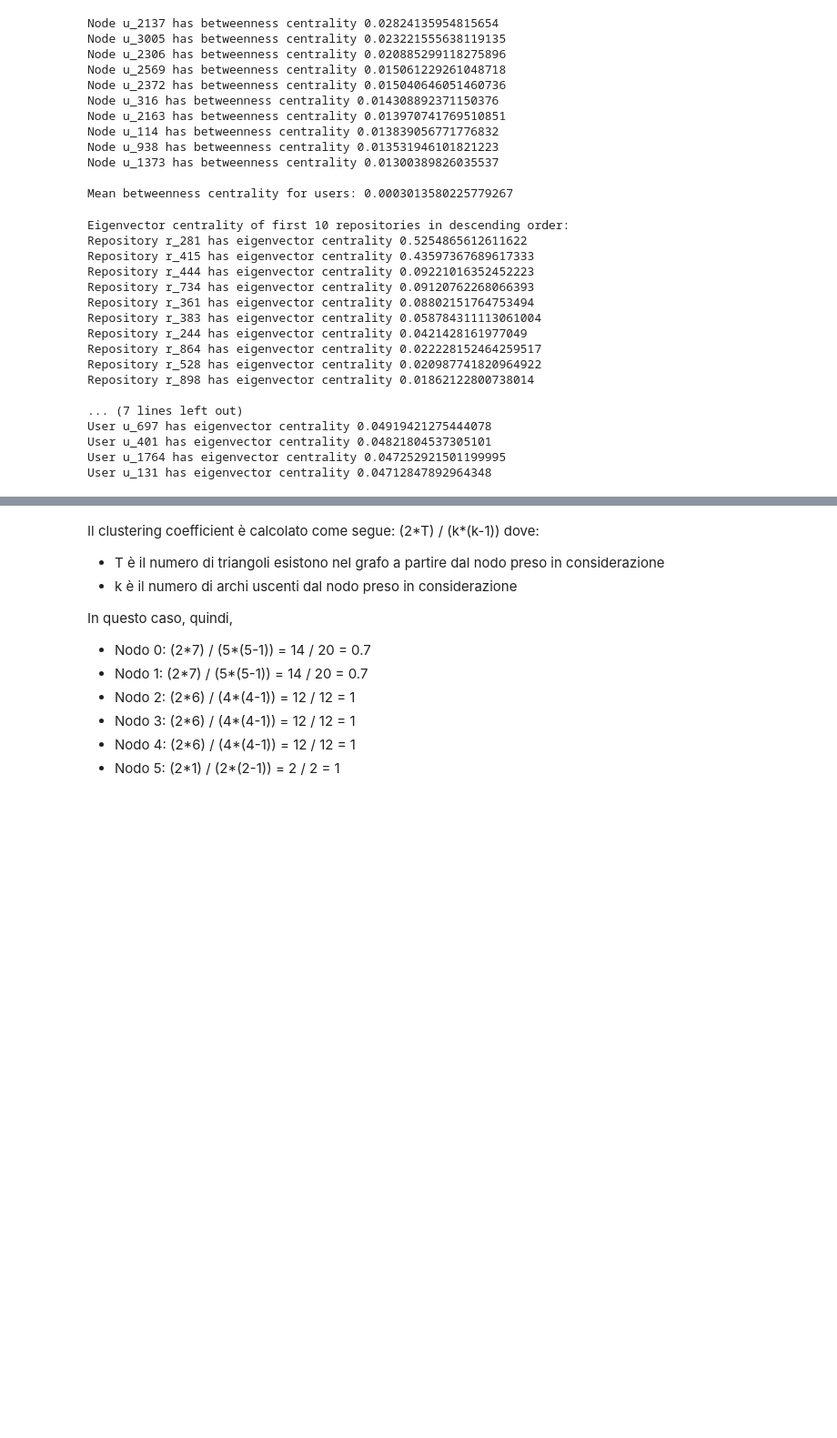
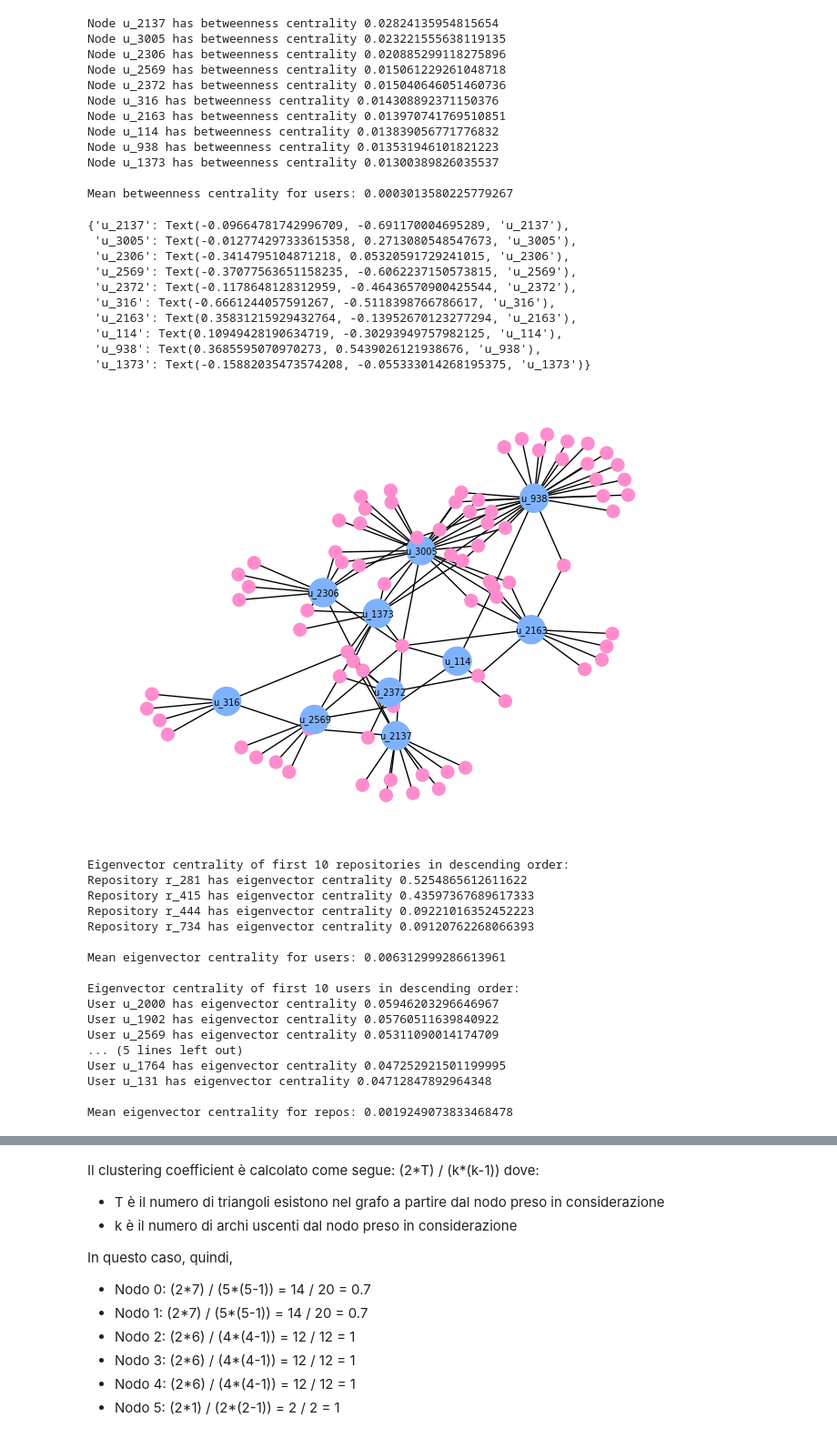
Before and after one commit to nicolopizzo/sna-project, a Jupyter notebook: analysis.ipynb, the cells around one changed output, grey strips where cells are left out. Shown: that part at 91% size. Saved outputs shown, nothing was run; the diff lists cells and outputs as text; code cells hidden in the pictures; blank space fills up the shorter version.

```diff
--- a/analysis.ipynb
+++ b/analysis.ipynb
@@ -118,6 +184,35 @@ Node u_938 has betweenness centrality 0.013531946101821223
 Node u_1373 has betweenness centrality 0.01300389826035537
 
 Mean betweenness centrality for users: 0.0003013580225779267
+# %%
+# Draw the graph containing only the top 10 users with neighbours based on betweenness centrality
+users_subgraph = nx.Graph()
+for node in sorted(users_betweenness_centrality, key=users_betweenness_centrality.get, reverse=True)[:10]:
+    users_subgraph.add_node(node, color=graph.nodes[node]['color'])
+    for neighbour in graph.neighbors(node):
+        if neighbour[0] == "u":
+            users_subgraph.add_node(neighbour, color=graph.nodes[neighbour]['color'])
+        else:
+            users_subgraph.add_node(neighbour, color=graph.nodes[neighbour]['color'])
+        users_subgraph.add_edge(node, neighbour)
+
+pos = nx.spring_layout(users_subgraph, k=0.05)
+node_sizes = [500 if node.startswith('u_') else 100 for node in users_subgraph.nodes]
+nx.draw(users_subgraph, pos, node_size=node_sizes, node_color=[users_subgraph.nodes[node]['color'] for node in users_subgraph.nodes])
+labels = {node: node for node in users_subgraph.nodes if node.startswith('u_')}
+nx.draw_networkx_labels(users_subgraph, pos, labels, font_size=7)
+# %% [output]
+{'u_2137': Text(-0.09664781742996709, -0.691170004695289, 'u_2137'),
+ 'u_3005': Text(-0.012774297333615358, 0.2713080548547673, 'u_3005'),
+ 'u_2306': Text(-0.3414795104871218, 0.05320591729241015, 'u_2306'),
+ 'u_2569': Text(-0.37077563651158235, -0.6062237150573815, 'u_2569'),
+ 'u_2372': Text(-0.1178648128312959, -0.46436570900425544, 'u_2372'),
+ 'u_316': Text(-0.6661244057591267, -0.5118398766786617, 'u_316'),
+ 'u_2163': Text(0.35831215929432764, -0.13952670123277294, 'u_2163'),
+ 'u_114': Text(0.10949428190634719, -0.30293949757982125, 'u_114'),
+ 'u_938': Text(0.3685595070970273, 0.5439026121938676, 'u_938'),
+ 'u_1373': Text(-0.15882035473574208, -0.055333014268195375, 'u_1373')}
+[figure, added]
 # %%
 # Calculate the eigenvector centrality of all nodes
 eigenvector_centrality = nx.eigenvector_centrality(graph, max_iter=1000)
@@ -130,28 +225,35 @@ users_eigenvector_centrality = { k: v for k, v in eigenvector_centrality.items()
 
 # Print the eigenvector centrality of first 10 repos in descending order
 print("\nEigenvector centrality of first 10 repositories in descending order:")
-for node, centrality in sorted(repos_eigenvector_centrality.items(), key=lambda x: x[1], reverse=True)[:10]:
+for node, centrality in sorted(repos_eigenvector_centrality.items(), key=lambda x: x[1], reverse=True)[:4]:
     print("Repository", node, "has eigenvector centrality", centrality)
+
+# Print mean eigenvector centrality for users
+print("\nMean eigenvector centrality for users:", sum(users_eigenvector_centrality.values())/len(users_eigenvector_centrality))
+
 
 # Print the eigenvector centrality of first 10 users in descending order
 print("\nEigenvector centrality of first 10 users in descending order:")
 for node, centrality in sorted(users_eigenvector_centrality.items(), key=lambda x: x[1], reverse=True)[:10]:
     print("User", node, "has eigenvector centrality", centrality)
+
+# Print mean eigenvector centrality for repos
+print("\nMean eigenvector centrality for repos:", sum(repos_eigenvector_centrality.values())/len(repos_eigenvector_centrality))
 # %% [output]
 Eigenvector centrality of first 10 repositories in descending order:
 Repository r_281 has eigenvector centrality 0.5254865612611622
 Repository r_415 has eigenvector centrality 0.43597367689617333
 Repository r_444 has eigenvector centrality 0.09221016352452223
 Repository r_734 has eigenvector centrality 0.09120762268066393
-Repository r_361 has eigenvector centrality 0.08802151764753494
-Repository r_383 has eigenvector centrality 0.058784311113061004
-Repository r_244 has eigenvector centrality 0.0421428161977049
-Repository r_864 has eigenvector centrality 0.022228152464259517
-Repository r_528 has eigenvector centrality 0.020987741820964922
-Repository r_898 has eigenvector centrality 0.01862122800738014
 
-... (7 lines left out)
-User u_697 has eigenvector centrality 0.04919421275444078
-User u_401 has eigenvector centrality 0.04821804537305101
+Mean eigenvector centrality for users: 0.006312999286613961
+
+Eigenvector centrality of first 10 users in descending order:
+User u_2000 has eigenvector centrality 0.05946203296646967
+User u_1902 has eigenvector centrality 0.05760511639840922
+User u_2569 has eigenvector centrality 0.05311090014174709
+... (5 lines left out)
 User u_1764 has eigenvector centrality 0.047252921501199995
 User u_131 has eigenvector centrality 0.04712847892964348
+
+Mean eigenvector centrality for repos: 0.0019249073833468478
```
Also changed, not shown: parts of 20 cells of this notebook.
